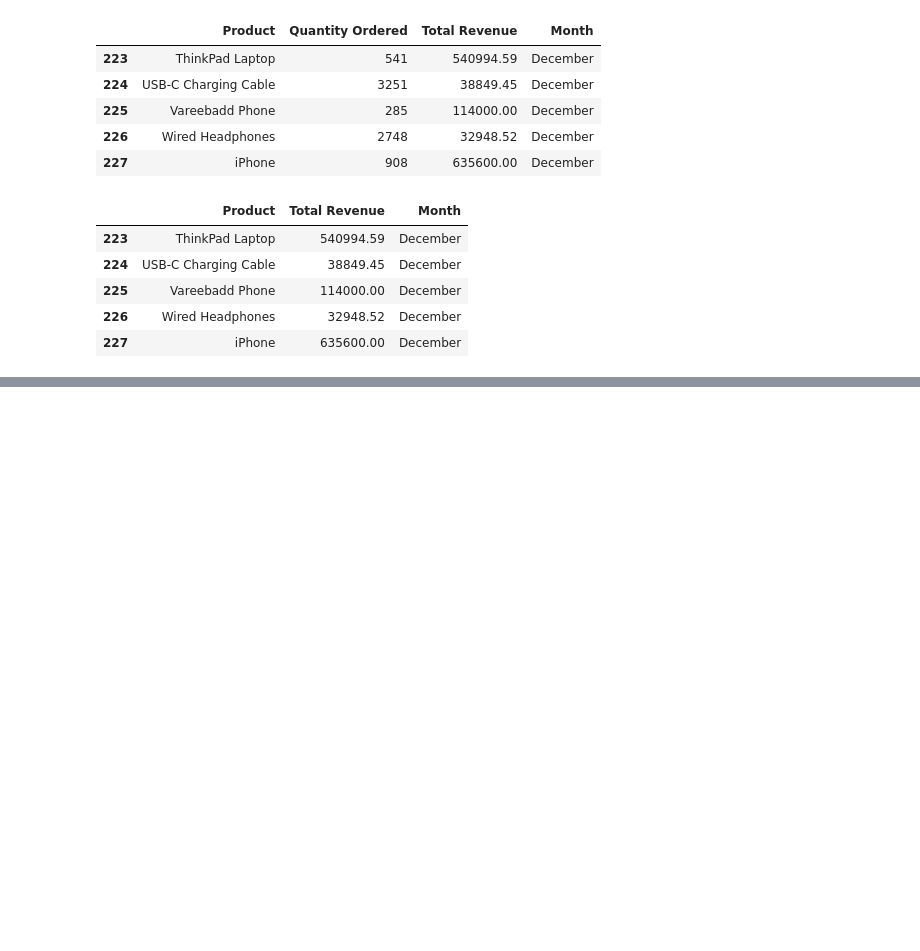
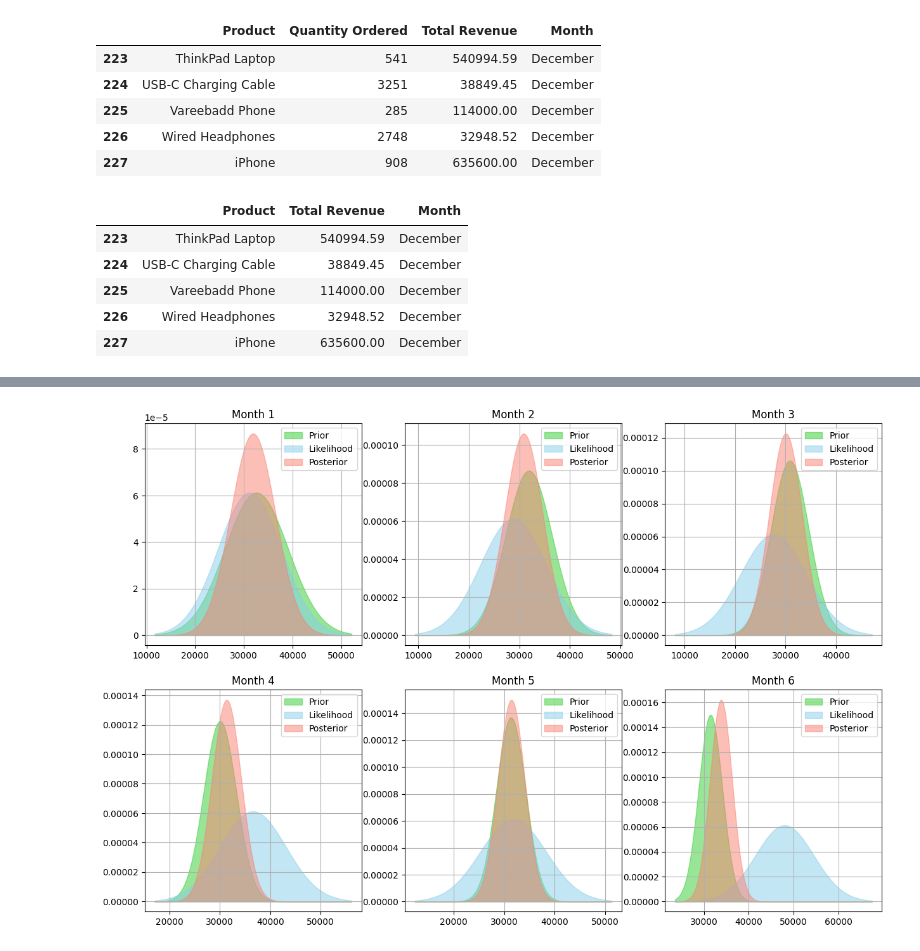
Before and after one commit to NamanChhibbar/Bayesian-Theory-Projects, a Jupyter notebook: Project2/project2.ipynb, the cells around one changed output, grey strips where cells are left out. Drawn from its saved outputs; the diff is of its cells as text; code cells hidden in the pictures; blank space fills up the shorter version.

```diff
--- a/Project2/project2.ipynb
+++ b/Project2/project2.ipynb
@@ -48,6 +51,6 @@ product
 # %%
 # Extract product data
 filt = data['Product'] == product
-product_data = data[filt][['Total Revenue', 'Month']]
+product_data = data[filt]['Total Revenue']
 product_data.tail()
 # %% [output]
@@ -59,0 +63,5 @@ product_data.tail()
+# %%
+# Data split
+ind = int(len(product_data) / 2)
+known_data = product_data.iloc[:ind]
+unknown_data = product_data.iloc[ind:]
@@ -59,0 +123,57 @@ product_data.tail()
+# %%
+# Sample variance
+data_var = known_data.var()
+
+# Prior mean and variance
+prior_mean = known_data.mean()
+prior_var = data_var
+
+# Likelihood variance
+likelihood_var = data_var
+
+fig, ax = plt.subplots(2, 3, figsize=(15, 10))
+ax = ax.flatten()
+num_points = 1000
+alpha = .5
+
+posterior_mean_list = []
+posterior_var_list = []
+
+for i, revenue in enumerate(unknown_data):
+
+  # Likelihood mean
+  likelihood_mean = revenue
+
+  # Mu grid
+  lower = min(prior_mean - 3 * prior_var**.5, likelihood_mean - 3 * likelihood_var**.5)
+  upper = max(prior_mean + 3 * prior_var**.5, likelihood_mean + 3 * likelihood_var**.5)
+  grid = np.linspace(lower, upper, num_points)
+
+  # Get prior
+  prior_vals = st.norm.pdf(grid, prior_mean, prior_var**.5)
+
+  # Compute likelihood
+  likelihood_vals = st.norm.pdf(grid, likelihood_mean, likelihood_var**.5)
+
+  # Compute posterior
+  posterior_mean = (prior_mean * data_var + prior_var * revenue) / (prior_var + data_var)
+  posterior_var = prior_var * data_var / (prior_var + data_var)
+  posterior_vals = st.norm.pdf(grid, posterior_mean, posterior_var ** .5)
+  posterior_mean_list.append(posterior_mean)
+  posterior_var_list.append(posterior_var)
+
+  # Plot prior, likelihood, posterior
+  ax[i].set_title(f'Month {i + 1}')
+  ax[i].fill_between(grid, prior_vals, label='Prior', color='limegreen', alpha=alpha)
+  ax[i].fill_between(grid, likelihood_vals, label='Likelihood', color='skyblue', alpha=alpha)
+  ax[i].fill_between(grid, posterior_vals, label='Posterior', color='salmon', alpha=alpha)
+  ax[i].grid()
+  ax[i].legend()
+
+  # Update prior
+  prior_mean = posterior_mean
+  prior_var = posterior_var
+
+plt.show()
+# %% [output]
+[figure, added]
```
Also changed, not shown: parts of 8 cells of this notebook.
